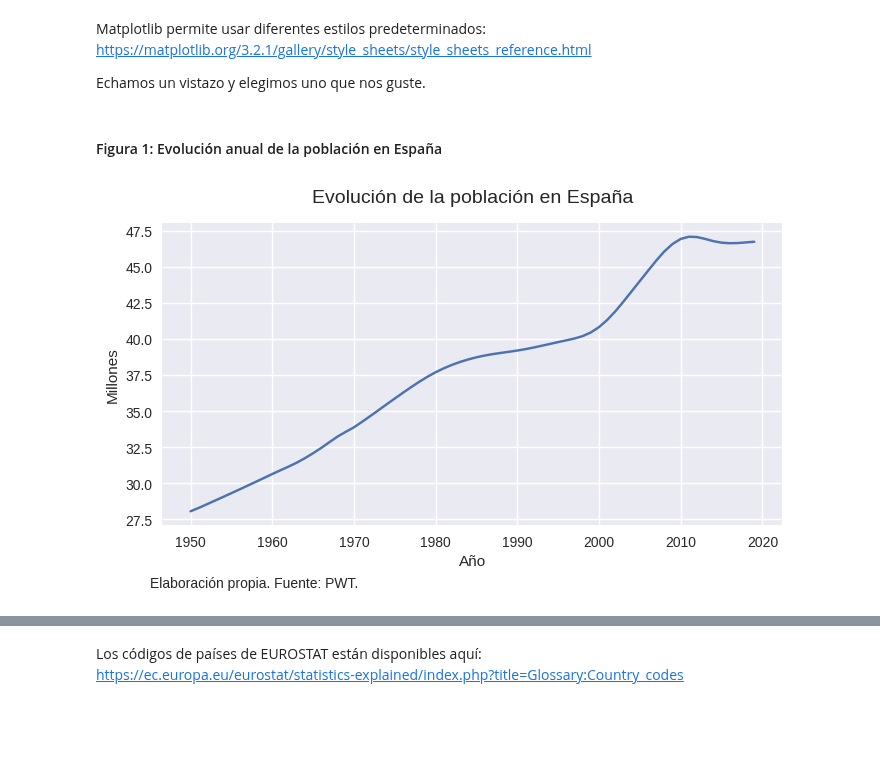
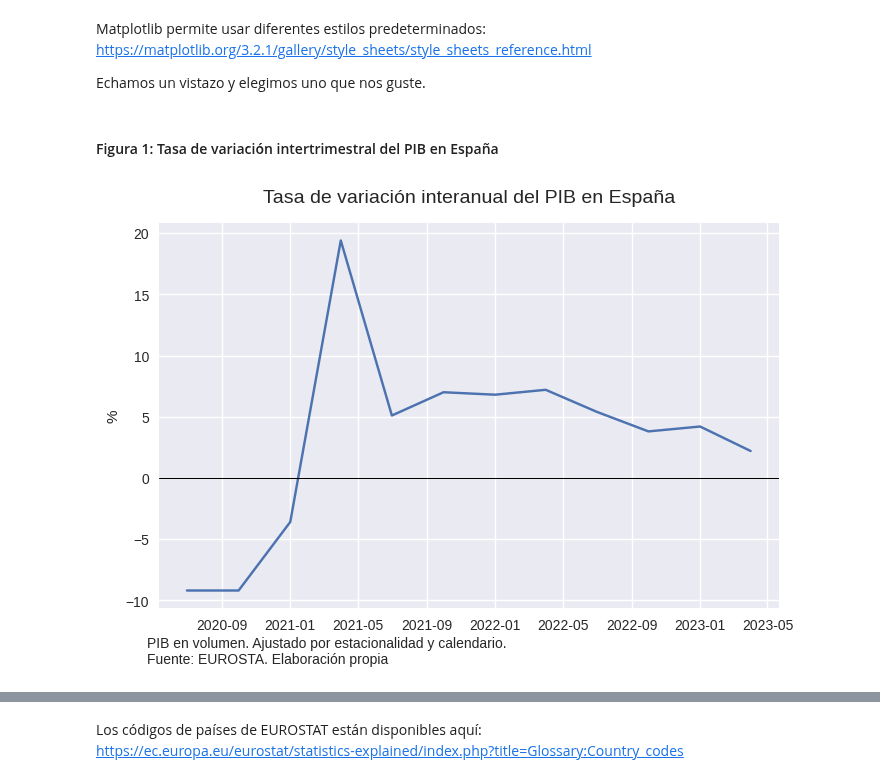
Before and after one commit to otoperalias/Coyuntura, a Jupyter notebook: clases/Tema2_Visualizacion.ipynb, the cells around one changed output, grey strips where cells are left out. Saved outputs shown, nothing was run; the diff lists cells and outputs as text; code cells hidden in the pictures; blank space fills up the shorter version.

```diff
--- a/clases/Tema2_Visualizacion.ipynb
+++ b/clases/Tema2_Visualizacion.ipynb
@@ -43,8 +43,8 @@ pib['geo']=pib['na_item,unit,geo\\time'].str[16:]
 pib.drop(columns='na_item,unit,geo\\time',inplace=True)
 pib
 # %%
-# 2. Seleccionamos solo la variable PCH_Q1_SCA
-pib=pib.loc[pib['unit']=="PCH_Q1_SCA"]
+# 2. Seleccionamos solo la variable PCH_Q4_SCA
+pib=pib.loc[pib['unit']=="PCH_Q4_SCA"]
 pib
 # %%
 # 3. Borramos los valores p y los :
@@ -160,16 +166,17 @@ https://matplotlib.org/3.2.1/gallery/style_sheets/style_sheets_reference.html
 
 Echamos un vistazo y elegimos uno que nos guste.
 # %%
-plt.style.use('seaborn')
+plt.style.use('seaborn-v0_8')
 # %% [markdown]
-#### Figura 1: Evolución anual de la población en España
+#### Figura 1: Tasa de variación intertrimestral del PIB en España
 # %%
-fig, ax=plt.subplots(figsize=(8,4),dpi=100)
-ax.plot(df['pop']['España']) # Equivalente: df['pop']['España'].plot(ax=ax)
-ax.set_ylabel("Millones")
-ax.set_xlabel("Año")
-ax.set_title("Evolución de la población en España", size=14, pad=15)
-fig.text(0.11,-0.03,"Elaboración propia. Fuente: PWT.", ha="left",fontsize=10 ) # ha=horizontalalignment
+fig, ax=plt.subplots(figsize=(8,5),dpi=100)
+ax.plot(pib['ES']) # Equivalente: pib['ES'].plot(ax=ax)
+ax.set_ylabel("%")
+ax.set_xlabel("")
+ax.axhline(y=0, linewidth=0.75, color="black")
+ax.set_title("Tasa de variación interanual del PIB en España", size=14, pad=15)
+fig.text(0.11,0,"PIB en volumen. Ajustado por estacionalidad y calendario.\nFuente: EUROSTAT. Elaboración propia", ha="left",fontsize=10 ) # ha=horizontalalignment
 plt.show()
 # %% [output]
-[figure, old version]
+[figure, new version]
```
Also changed, not shown: parts of 24 cells of this notebook.
